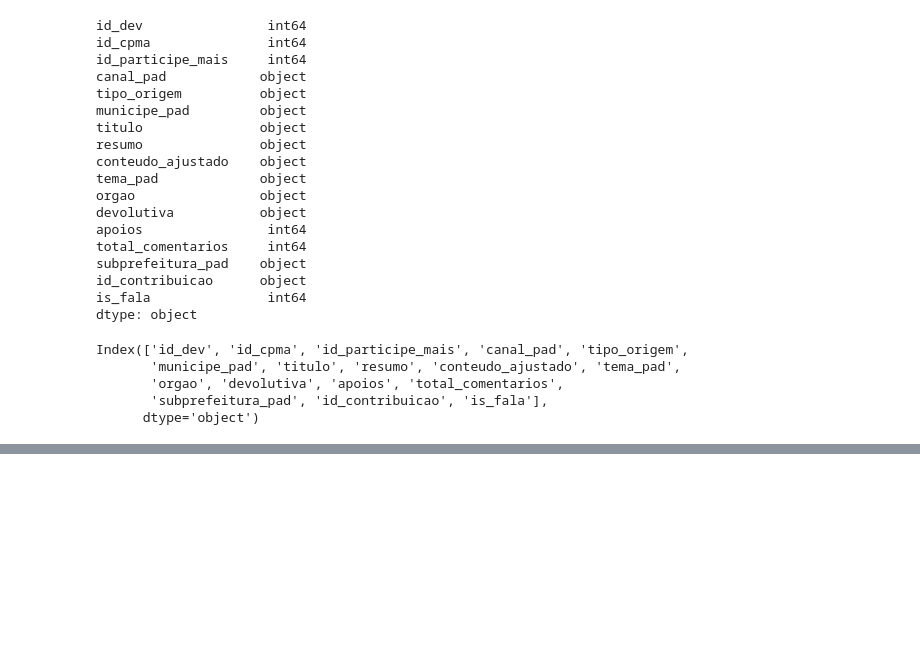
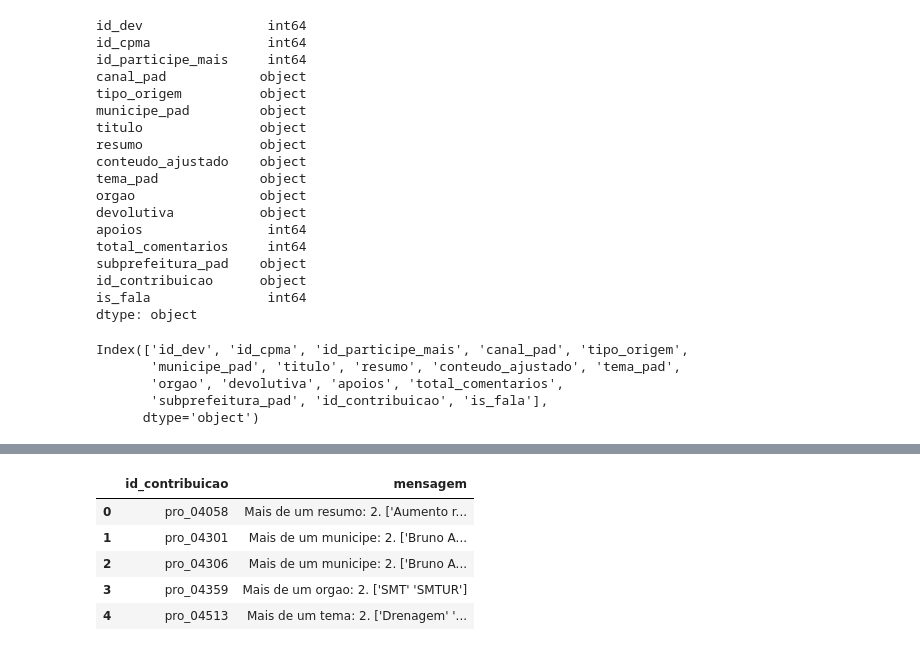
Before and after one commit to sepep-pmsp/site-pdm-vfinal-25-28, a Jupyter notebook: backend/devolutivas/utils/parse_csv/parse_csv.ipynb, the cells around one changed output, grey strips where cells are left out. Drawn from its saved outputs; the diff is of its cells as text; code cells hidden in the pictures; blank space fills up the shorter version.

```diff
--- a/backend/devolutivas/utils/parse_csv/parse_csv.ipynb
+++ b/backend/devolutivas/utils/parse_csv/parse_csv.ipynb
@@ -127,6 +127,9 @@ dtype: object
 df['orgao'] = df['orgao'].replace('SPREGULA', 'SPRegula')
 df['orgao'] = df['orgao'].replace('SPTURIS', 'SPTuris')
 df['orgao'] = df['orgao'].replace('FUND. PAULISTANA', 'FPD')
+df['orgao'] = df['orgao'].replace('PREF/CGA', 'SERI')
+df['orgao'] = df['orgao'].replace('CASA CIVIL', 'CC')
+
 df['orgao'] = df['orgao'].replace('None', None)
 # %%
 diagnostico = {
@@ -211,7 +214,7 @@ for contrib in df['id_contribuicao'].unique():
     subs_copy = copy.deepcopy(dados_parsed_contrib['subprefeitura'])
     for sub in subs_copy:
 
-        if sub is None:
+        if sub is None or sub.strip()=='':
             dados_parsed_contrib['subprefeitura'].remove(sub)
             continue
 
@@ -289,0 +309,18 @@ diagnostico
+# %%
+diagnostico_to_df = []
+for contrib, msgs in diagnostico.items():
+    for msg in msgs:
+        diagnostico_to_df.append({
+            'id_contribuicao': contrib,
+            'mensagem': msg
+        })
+
+df_diagnostico = pd.DataFrame(diagnostico_to_df)
+df_diagnostico.head()
+# %% [output]
+|  | id_contribuicao | mensagem |
+| 0 | pro_04058 | Mais de um resumo: 2. ['Aumento r... |
+| 1 | pro_04301 | Mais de um municipe: 2. ['Bruno A... |
+| 2 | pro_04306 | Mais de um municipe: 2. ['Bruno A... |
+| 3 | pro_04359 | Mais de um orgao: 2. ['SMT' 'SMTUR'] |
+| 4 | pro_04513 | Mais de um tema: 2. ['Drenagem' '... |
```
Also changed, not shown: parts of 7 cells of this notebook, 3 other files.
